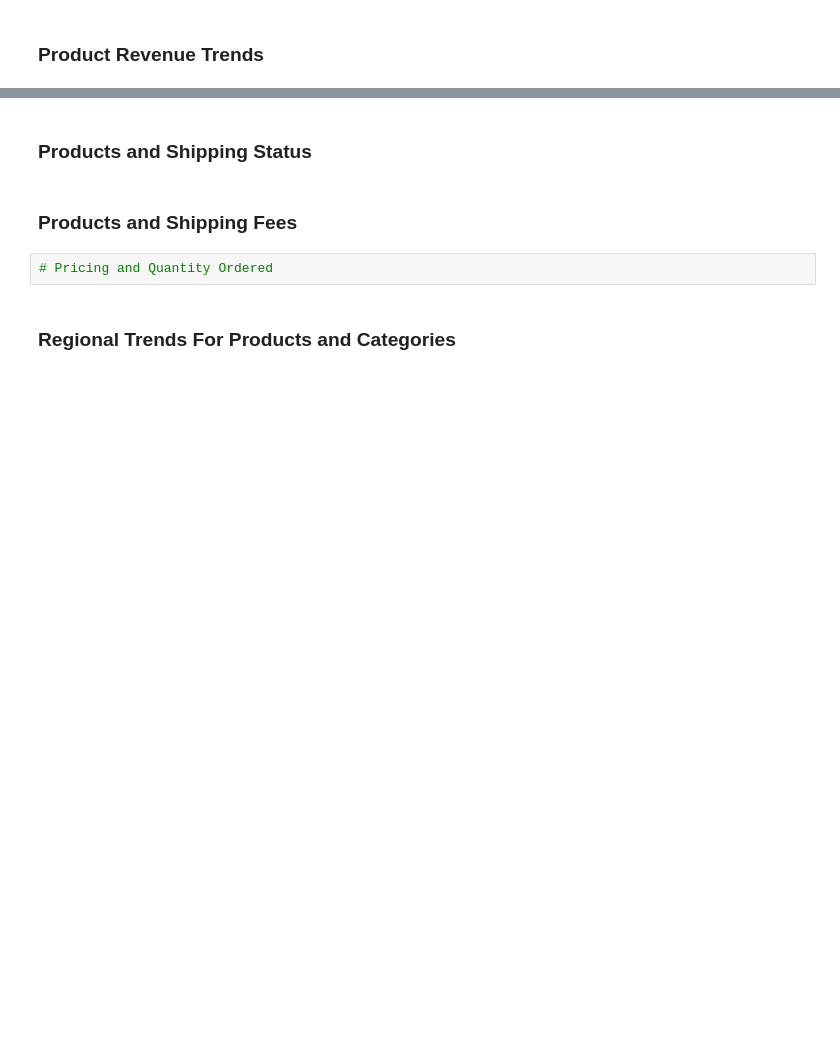
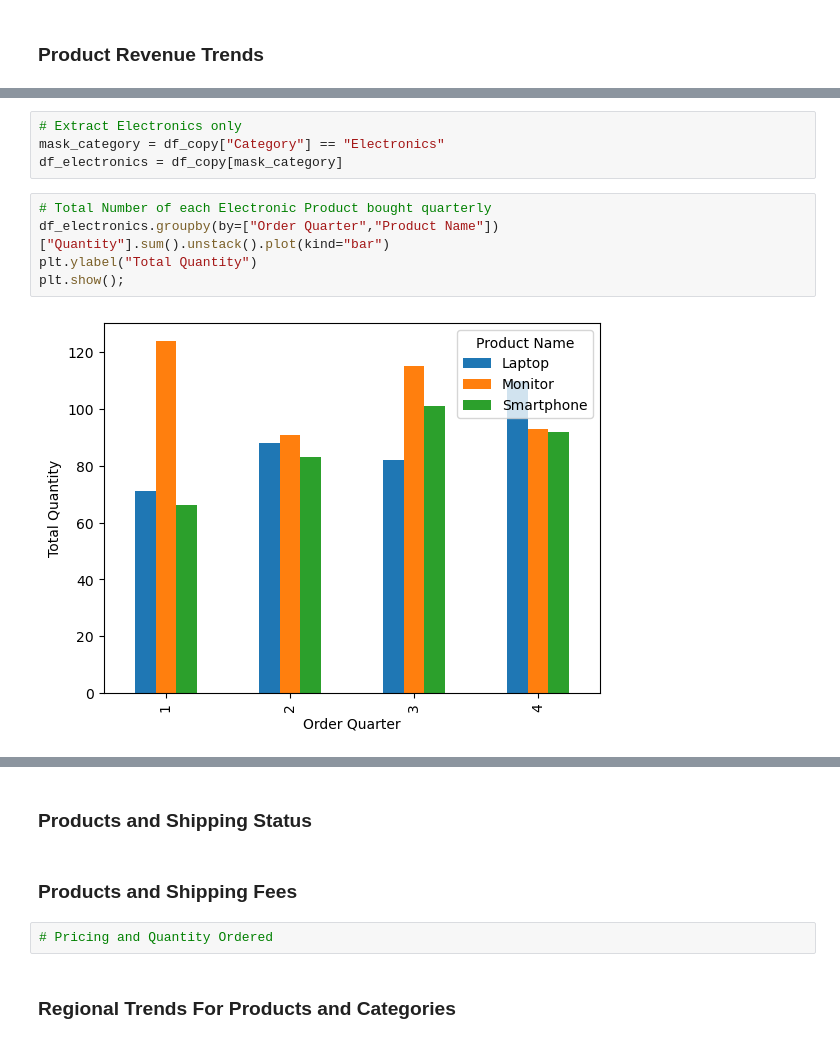
Before and after one commit to Mohammed-Hanan-Othman/ecommerce-sales-analysis, a Jupyter notebook: notebooks/3.product_performance.ipynb, the cells around one changed output, grey strips where cells are left out. Saved outputs shown, nothing was run; the diff lists cells and outputs as text; blank space fills up the shorter version.

```diff
--- a/notebooks/3.product_performance.ipynb
+++ b/notebooks/3.product_performance.ipynb
@@ -105,0 +120,11 @@ plt.show();
+# %%
+# Extract Electronics only
+mask_category = df_copy["Category"] == "Electronics"
+df_electronics = df_copy[mask_category]
+# %%
+# Total Number of each Electronic Product bought quarterly
+df_electronics.groupby(by=["Order Quarter","Product Name"])["Quantity"].sum().unstack().plot(kind="bar")
+plt.ylabel("Total Quantity")
+plt.show();
+# %% [output]
+[figure, added]
```
Also changed, not shown: parts of 16 cells of this notebook.
